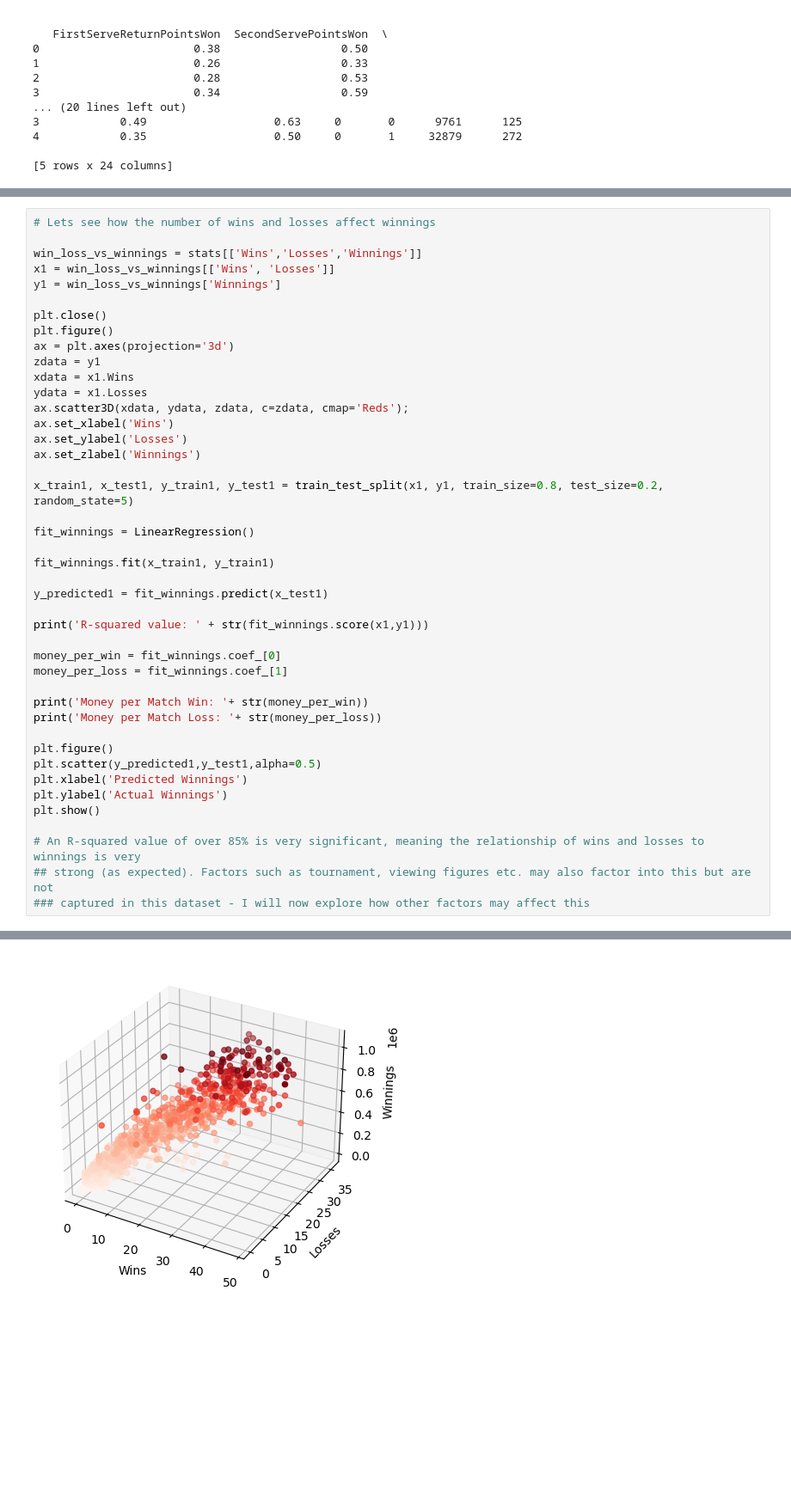
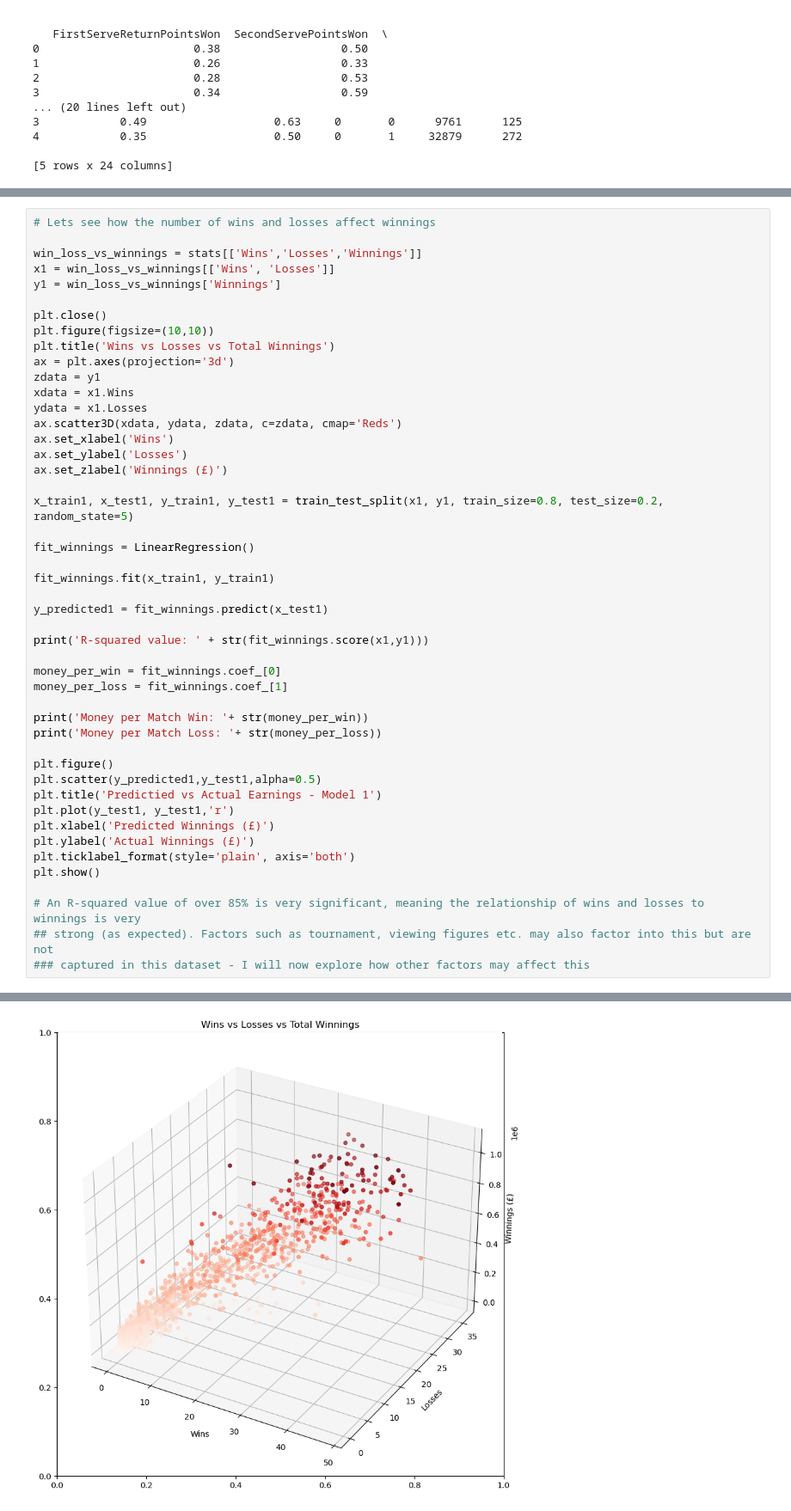
Before and after one commit to BPollins/Tennis_stat_analysis, a Jupyter notebook: Tennis_stat_analysis.ipynb, the cells around one changed output, grey strips where cells are left out. Shown at 86% size. Drawn from its saved outputs; the diff is of its cells as text; blank space fills up the shorter version.

```diff
--- a/Tennis_stat_analysis.ipynb
+++ b/Tennis_stat_analysis.ipynb
@@ -103,43 +108,47 @@ x1 = win_loss_vs_winnings[['Wins', 'Losses']]
 y1 = win_loss_vs_winnings['Winnings']
 
 plt.close()
-plt.figure()
+plt.figure(figsize=(10,10))
+plt.title('Wins vs Losses vs Total Winnings')
 ax = plt.axes(projection='3d')
 zdata = y1
 xdata = x1.Wins
 ydata = x1.Losses
-ax.scatter3D(xdata, ydata, zdata, c=zdata, cmap='Reds');
+ax.scatter3D(xdata, ydata, zdata, c=zdata, cmap='Reds')
 ax.set_xlabel('Wins')
 ax.set_ylabel('Losses')
-ax.set_zlabel('Winnings')
+ax.set_zlabel('Winnings (£)')
 
 x_train1, x_test1, y_train1, y_test1 = train_test_split(x1, y1, train_size=0.8, test_size=0.2, random_state=5)
 
 fit_winnings = LinearRegression()
 
 fit_winnings.fit(x_train1, y_train1)
 
 y_predicted1 = fit_winnings.predict(x_test1)
 
 print('R-squared value: ' + str(fit_winnings.score(x1,y1)))
 
 money_per_win = fit_winnings.coef_[0]
 money_per_loss = fit_winnings.coef_[1]
 
 print('Money per Match Win: '+ str(money_per_win))
 print('Money per Match Loss: '+ str(money_per_loss))
 
 plt.figure()
 plt.scatter(y_predicted1,y_test1,alpha=0.5)
-plt.xlabel('Predicted Winnings')
-plt.ylabel('Actual Winnings')
+plt.title('Predictied vs Actual Earnings - Model 1')
+plt.plot(y_test1, y_test1,'r')
+plt.xlabel('Predicted Winnings (£)')
+plt.ylabel('Actual Winnings (£)')
+plt.ticklabel_format(style='plain', axis='both')
 plt.show()
 
 # An R-squared value of over 85% is very significant, meaning the relationship of wins and losses to winnings is very
 ## strong (as expected). Factors such as tournament, viewing figures etc. may also factor into this but are not
 ### captured in this dataset - I will now explore how other factors may affect this
 # %% [output]
 R-squared value: 0.8536490928943863
 Money per Match Win: 16179.767160127703
 Money per Match Loss: 8414.611614785883
-[figure, old version]
+[figure, new version]
```
Also changed, not shown: parts of 4 cells of this notebook.
